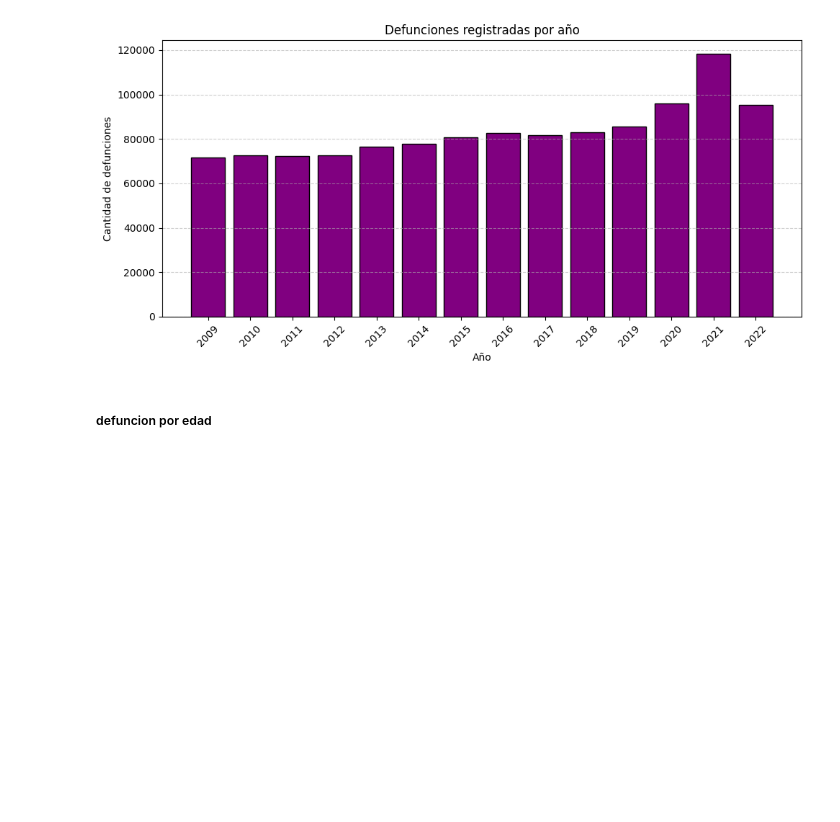
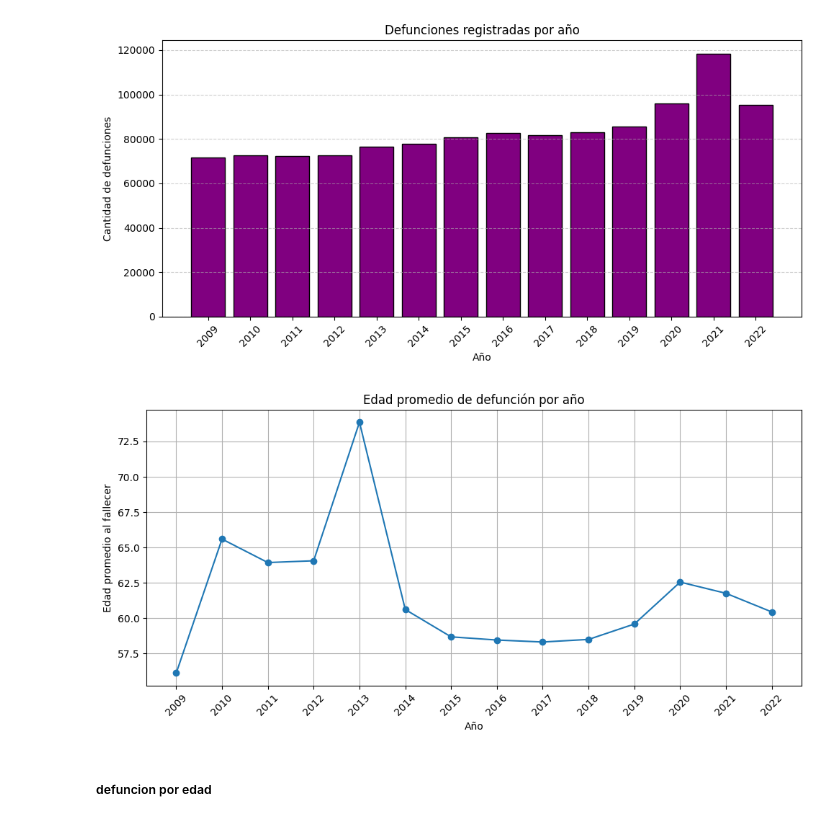
Before and after one commit to agabrielMej/Proyecto-MD-Grupo-2, a Jupyter notebook: notebooks/01_exploracion.ipynb, the cells around one changed output. Drawn from its saved outputs; the diff is of its cells as text; code cells hidden in the pictures; blank space fills up the shorter version.

```diff
--- a/notebooks/01_exploracion.ipynb
+++ b/notebooks/01_exploracion.ipynb
@@ -193,6 +193,26 @@ plt.tight_layout()
 plt.show()
 # %% [output]
 [figure]
+# %%
+# Edad promedio de defunción por año
+
+edad_promedio_anio = data_all.groupby("anio")["Edadif"].mean()
+
+plt.figure(figsize=(10,5))
+plt.plot(
+    edad_promedio_anio.index.astype(str),
+    edad_promedio_anio.values,
+    marker="o"
+)
+plt.xlabel("Año")
+plt.ylabel("Edad promedio al fallecer")
+plt.title("Edad promedio de defunción por año")
+plt.xticks(rotation=45)
+plt.grid(True)
+plt.tight_layout()
+plt.show()
+# %% [output]
+[figure, added]
 # %% [markdown]
 ##### defuncion por edad
 # %%
```
Also changed, not shown: parts of 14 cells of this notebook.
